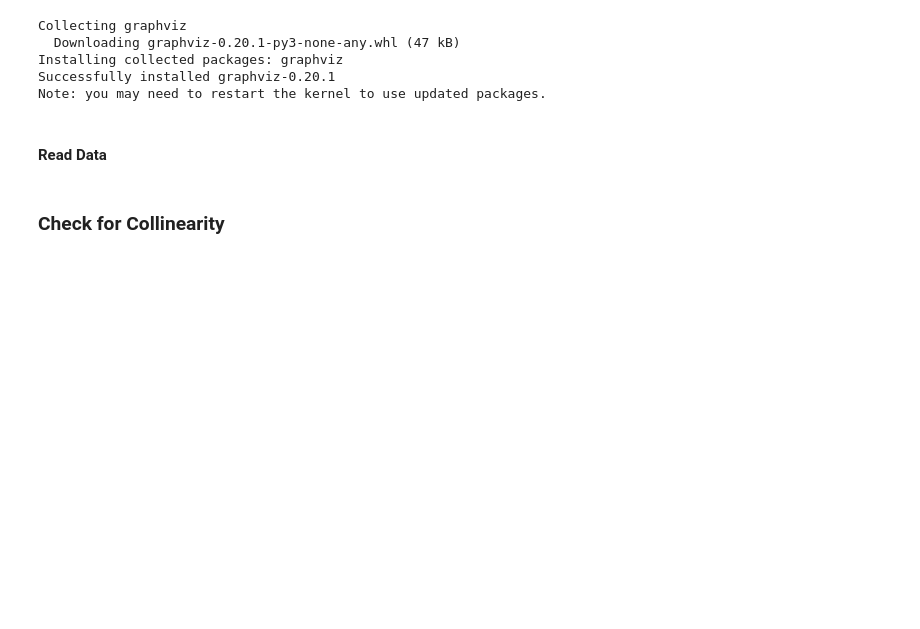
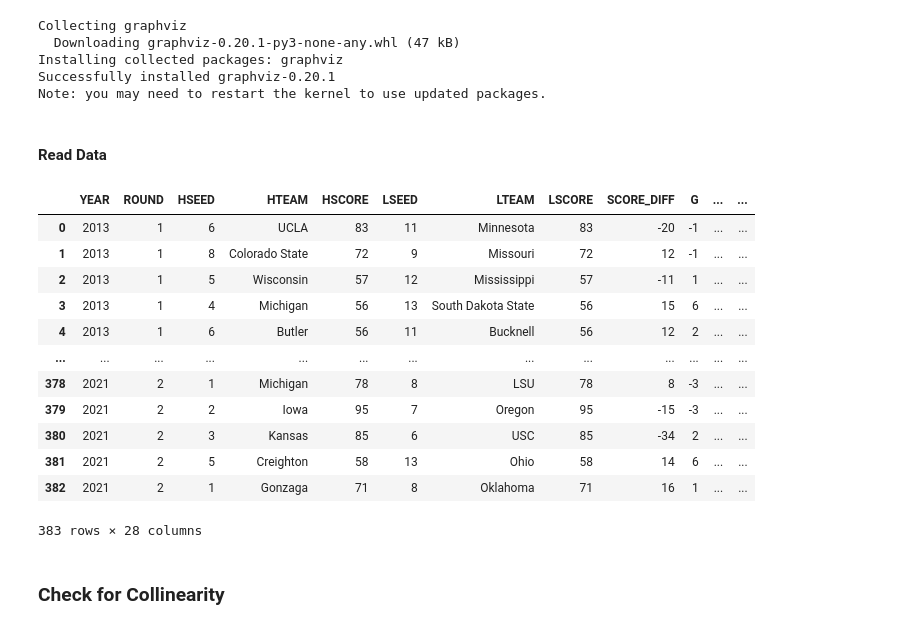
Before and after one commit to pieperpaula/edgeproject, a Jupyter notebook: tree_regression.ipynb, the cells around one changed output. Saved outputs shown, nothing was run; the diff lists cells and outputs as text; code cells hidden in the pictures; blank space fills up the shorter version.

```diff
--- a/tree_regression.ipynb
+++ b/tree_regression.ipynb
@@ -28,3 +26,19 @@ data = data.drop(axis = 1, columns=["Unnamed: 0"])
+# %%
+data
+# %% [output]
+|  | YEAR | ROUND | HSEED | HTEAM | HSCORE | LSEED | LTEAM | LSCORE | SCORE_DIFF | G | ... | ... |
+| 0 | 2013 | 1 | 6 | UCLA | 83 | 11 | Minnesota | 83 | -20 | -1 | ... | ... |
+| 1 | 2013 | 1 | 8 | Colorado State | 72 | 9 | Missouri | 72 | 12 | -1 | ... | ... |
+| 2 | 2013 | 1 | 5 | Wisconsin | 57 | 12 | Mississippi | 57 | -11 | 1 | ... | ... |
+| 3 | 2013 | 1 | 4 | Michigan | 56 | 13 | South Dakota State | 56 | 15 | 6 | ... | ... |
+| 4 | 2013 | 1 | 6 | Butler | 56 | 11 | Bucknell | 56 | 12 | 2 | ... | ... |
+| ... | ... | ... | ... | ... | ... | ... | ... | ... | ... | ... | ... | ... |
+| 378 | 2021 | 2 | 1 | Michigan | 78 | 8 | LSU | 78 | 8 | -3 | ... | ... |
+| 379 | 2021 | 2 | 2 | Iowa | 95 | 7 | Oregon | 95 | -15 | -3 | ... | ... |
+| 380 | 2021 | 2 | 3 | Kansas | 85 | 6 | USC | 85 | -34 | 2 | ... | ... |
+| 381 | 2021 | 2 | 5 | Creighton | 58 | 13 | Ohio | 58 | 14 | 6 | ... | ... |
+| 382 | 2021 | 2 | 1 | Gonzaga | 71 | 8 | Oklahoma | 71 | 16 | 1 | ... | ... |
+383 rows × 28 columns
 # %% [markdown]
 ### Check for Collinearity
 # %%
```
Also changed, not shown: parts of 35 cells of this notebook, 2 other files.
